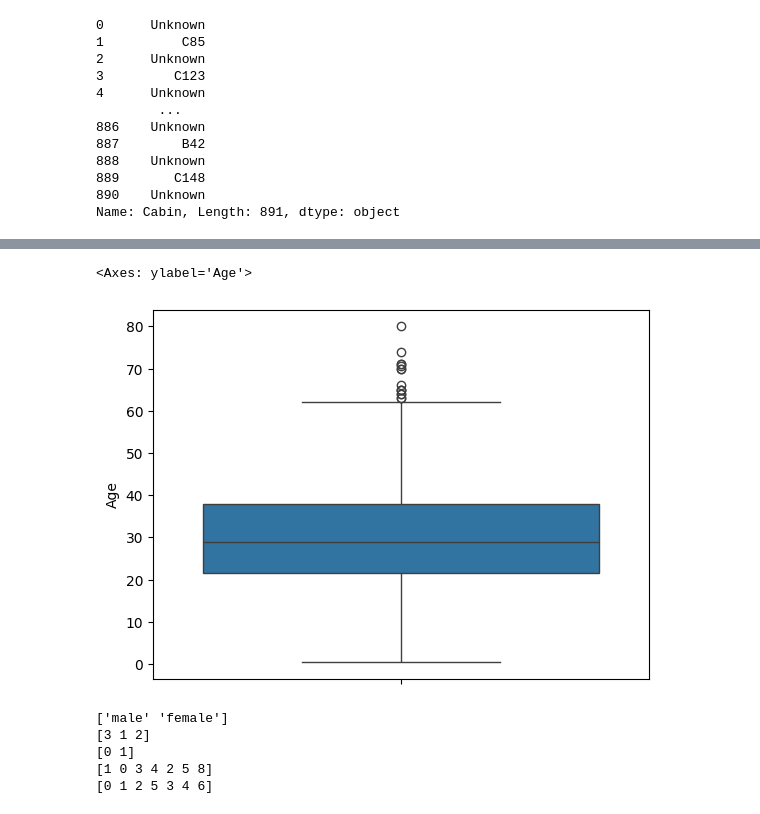
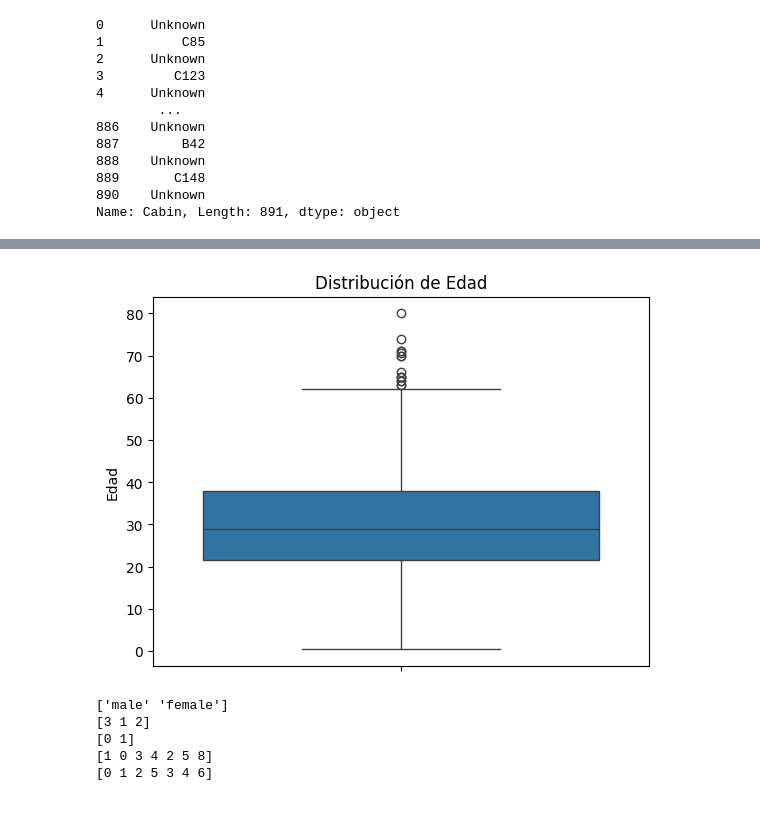
Before and after one commit to osvalcde/PROYECTO_M1, a Jupyter notebook: [Osvaldo Ej 3]Titanic.ipynb, the cells around one changed output, grey strips where cells are left out. Saved outputs shown, nothing was run; the diff lists cells and outputs as text; code cells hidden in the pictures.

```diff
--- a/[Osvaldo Ej 3]Titanic.ipynb
+++ b/[Osvaldo Ej 3]Titanic.ipynb
@@ -240,9 +255,15 @@ df.describe()
 # %%
 sns.boxplot(data=df['Age'])# boxplot muestra la mediana, cuartiles y valores atípicos de una columna
 #este grafico se replico para todas las columnas númericas sin identicar valores atípicos.
+
+plt.title('Distribución de Edad')
+#plt.xlabel('Edad')
+plt.ylabel('Edad')
+
+# Mostrar el gráfico
+plt.show()
 # %% [output]
-<Axes: ylabel='Age'>
-[figure, old version]
+[figure, new version]
 # %%
 #con la función 'unique' buscamos valores inconsistentes en columnas que deben mantener un cierto rango de datos.
 print(df['Sex'].unique())
```
Also changed, not shown: parts of 15 cells of this notebook, 2 other files.
